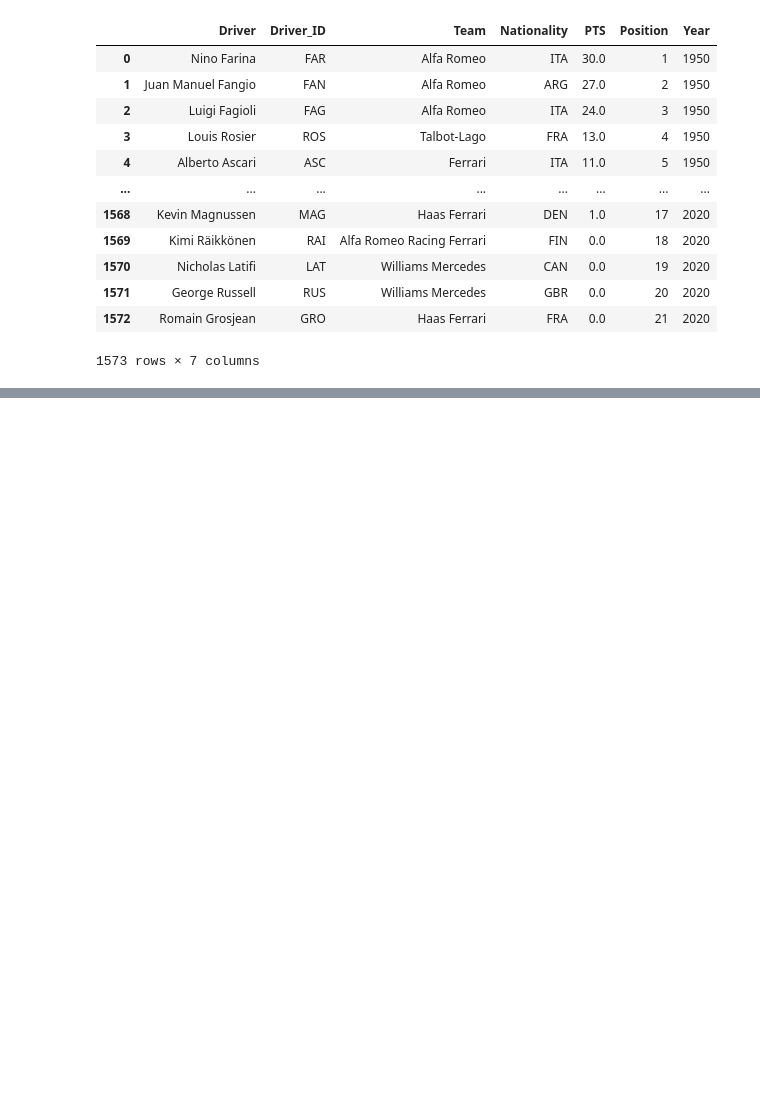
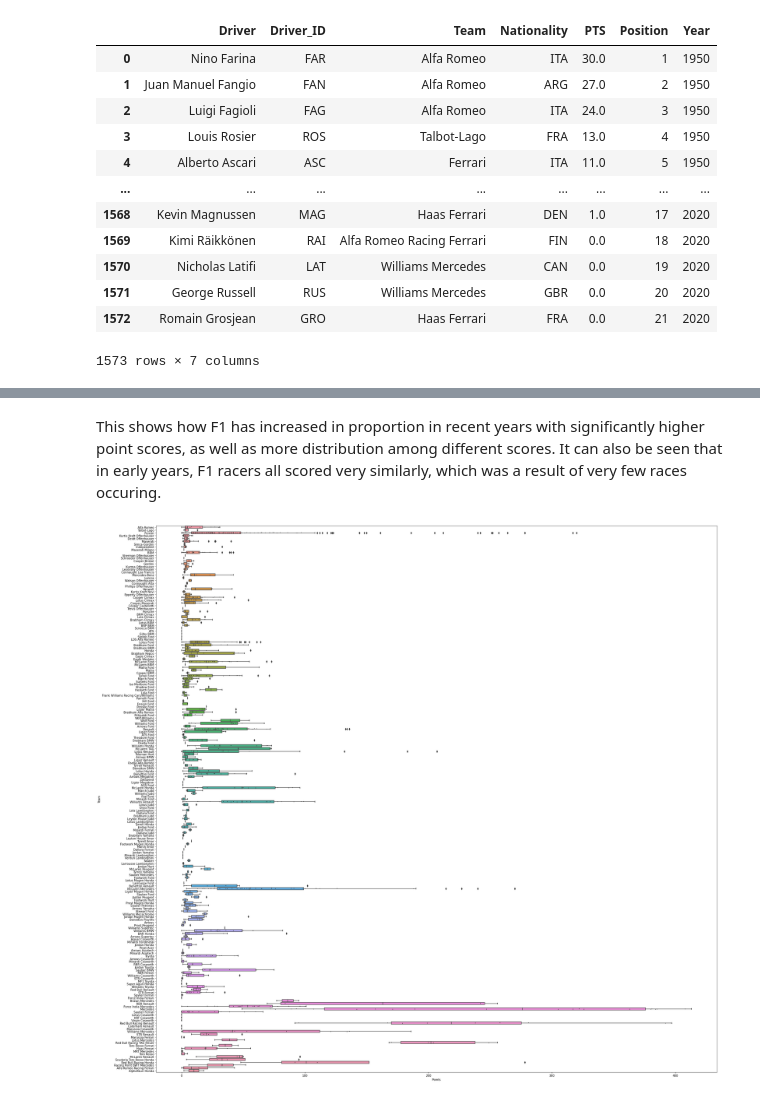
Before and after one commit to data301-2021-winter1/project-group12, a Jupyter notebook: notebooks/EvanS.ipynb, the cells around one changed output, grey strips where cells are left out. Saved outputs shown, nothing was run; the diff lists cells and outputs as text; code cells hidden in the pictures; blank space fills up the shorter version.

```diff
--- a/notebooks/EvanS.ipynb
+++ b/notebooks/EvanS.ipynb
@@ -197,0 +209,9 @@ load_and_process("../f1data.csv")
+# %% [markdown]
+This shows how F1 has increased in proportion in recent years with significantly higher point scores, as well as more distribution among different scores. It can also be seen that in early years, F1 racers all scored very similarly, which was a result of very few races occuring.
+# %%
+b = sns.boxplot(x="Points", y="Team", data=df2)
+b = sns.stripplot(x="Points", y="Team", data=df2, size=2, palette="dark:black")
+
+b.figure.set_size_inches(35, 35)
+# %% [output]
+[figure, added]
```
Also changed, not shown: parts of 10 cells of this notebook, 1 other file.
